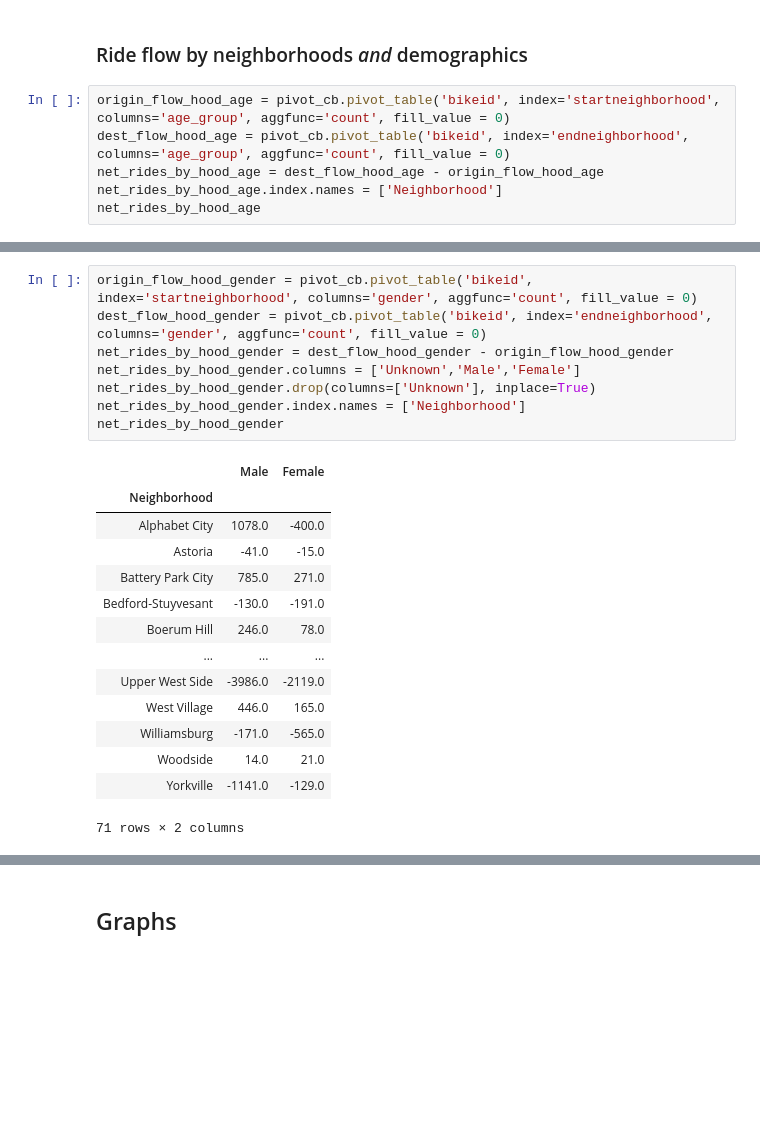
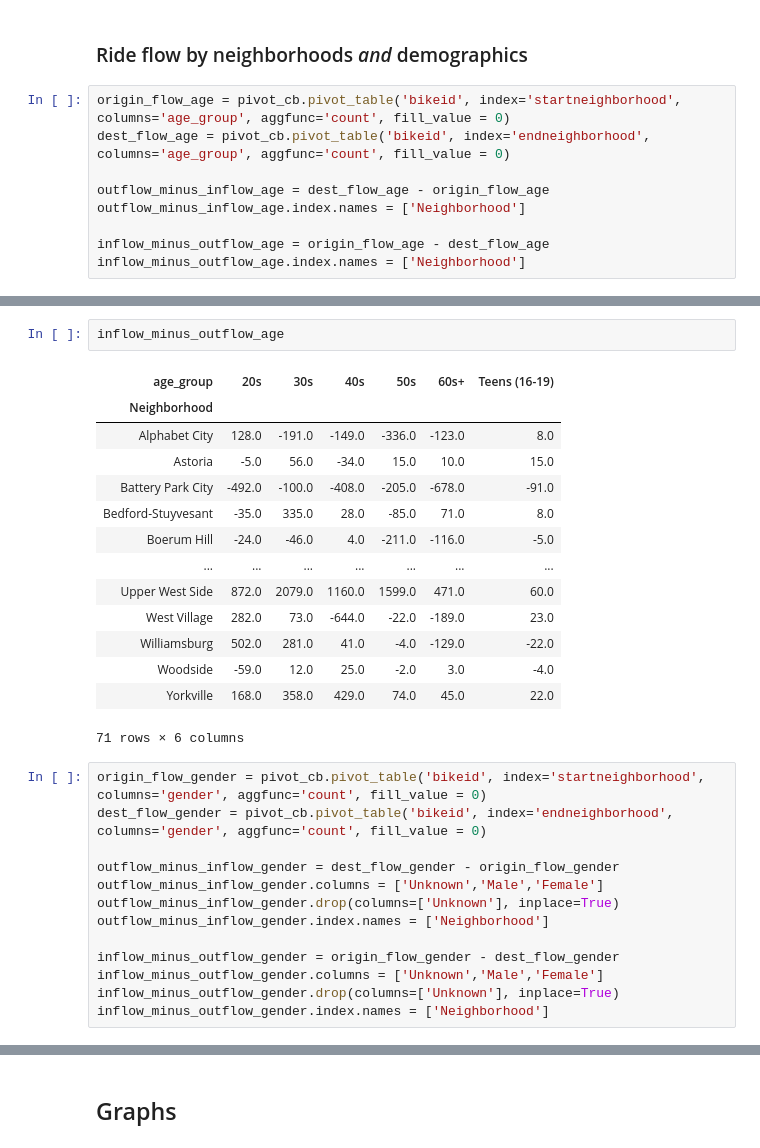
Before and after one commit to yslnam/mofo_bikes, a Jupyter notebook: notebooks/eda/citibike_feature_engineered_eda.ipynb, the cells around one changed output, grey strips where cells are left out. Saved outputs shown, nothing was run; the diff lists cells and outputs as text; blank space fills up the shorter version.

```diff
--- a/notebooks/eda/citibike_feature_engineered_eda.ipynb
+++ b/notebooks/eda/citibike_feature_engineered_eda.ipynb
@@ -780,8 +795,11 @@ bottom5_net_rides_by_hood
 # %% [markdown]
 ### Ride flow by neighborhoods *and* demographics
 # %%
-origin_flow_hood_age = pivot_cb.pivot_table('bikeid', index='startneighborhood', columns='age_group', aggfunc='count', fill_value = 0)
-dest_flow_hood_age = pivot_cb.pivot_table('bikeid', index='endneighborhood',  columns='age_group', aggfunc='count', fill_value = 0)
-net_rides_by_hood_age = dest_flow_hood_age - origin_flow_hood_age
-net_rides_by_hood_age.index.names = ['Neighborhood']
-net_rides_by_hood_age
+origin_flow_age = pivot_cb.pivot_table('bikeid', index='startneighborhood', columns='age_group', aggfunc='count', fill_value = 0)
+dest_flow_age = pivot_cb.pivot_table('bikeid', index='endneighborhood',  columns='age_group', aggfunc='count', fill_value = 0)
+
+outflow_minus_inflow_age = dest_flow_age - origin_flow_age
+outflow_minus_inflow_age.index.names = ['Neighborhood']
+
+inflow_minus_outflow_age = origin_flow_age - dest_flow_age
+inflow_minus_outflow_age.index.names = ['Neighborhood']
@@ -803,23 +823,30 @@ net_rides_by_hood_age
+# %%
+inflow_minus_outflow_age
+# %% [output]
+| age_group | 20s | 30s | 40s | 50s | 60s+ | Teens (16-19) |
+| Neighborhood |  |  |  |  |  |  |
+| Alphabet City | 128.0 | -191.0 | -149.0 | -336.0 | -123.0 | 8.0 |
+| Astoria | -5.0 | 56.0 | -34.0 | 15.0 | 10.0 | 15.0 |
+| Battery Park City | -492.0 | -100.0 | -408.0 | -205.0 | -678.0 | -91.0 |
+| Bedford-Stuyvesant | -35.0 | 335.0 | 28.0 | -85.0 | 71.0 | 8.0 |
+| Boerum Hill | -24.0 | -46.0 | 4.0 | -211.0 | -116.0 | -5.0 |
+| ... | ... | ... | ... | ... | ... | ... |
+| Upper West Side | 872.0 | 2079.0 | 1160.0 | 1599.0 | 471.0 | 60.0 |
+| West Village | 282.0 | 73.0 | -644.0 | -22.0 | -189.0 | 23.0 |
+| Williamsburg | 502.0 | 281.0 | 41.0 | -4.0 | -129.0 | -22.0 |
+| Woodside | -59.0 | 12.0 | 25.0 | -2.0 | 3.0 | -4.0 |
+| Yorkville | 168.0 | 358.0 | 429.0 | 74.0 | 45.0 | 22.0 |
+71 rows × 6 columns
 # %%
-origin_flow_hood_gender = pivot_cb.pivot_table('bikeid', index='startneighborhood', columns='gender', aggfunc='count', fill_value = 0)
-dest_flow_hood_gender = pivot_cb.pivot_table('bikeid', index='endneighborhood',  columns='gender', aggfunc='count', fill_value = 0)
-net_rides_by_hood_gender = dest_flow_hood_gender - origin_flow_hood_gender
-net_rides_by_hood_gender.columns = ['Unknown','Male','Female']
-net_rides_by_hood_gender.drop(columns=['Unknown'], inplace=True)
-net_rides_by_hood_gender.index.names = ['Neighborhood']
-net_rides_by_hood_gender
+origin_flow_gender = pivot_cb.pivot_table('bikeid', index='startneighborhood', columns='gender', aggfunc='count', fill_value = 0)
+dest_flow_gender = pivot_cb.pivot_table('bikeid', index='endneighborhood',  columns='gender', aggfunc='count', fill_value = 0)
+
+outflow_minus_inflow_gender = dest_flow_gender - origin_flow_gender
+outflow_minus_inflow_gender.columns = ['Unknown','Male','Female']
+outflow_minus_inflow_gender.drop(columns=['Unknown'], inplace=True)
+outflow_minus_inflow_gender.index.names = ['Neighborhood']
+
+inflow_minus_outflow_gender = origin_flow_gender - dest_flow_gender
+inflow_minus_outflow_gender.columns = ['Unknown','Male','Female']
+inflow_minus_outflow_gender.drop(columns=['Unknown'], inplace=True)
+inflow_minus_outflow_gender.index.names = ['Neighborhood']
-# %% [output]
-|  | Male | Female |
-| Neighborhood |  |  |
-| Alphabet City | 1078.0 | -400.0 |
-| Astoria | -41.0 | -15.0 |
-| Battery Park City | 785.0 | 271.0 |
-| Bedford-Stuyvesant | -130.0 | -191.0 |
-| Boerum Hill | 246.0 | 78.0 |
-| ... | ... | ... |
-| Upper West Side | -3986.0 | -2119.0 |
-| West Village | 446.0 | 165.0 |
-| Williamsburg | -171.0 | -565.0 |
-| Woodside | 14.0 | 21.0 |
-| Yorkville | -1141.0 | -129.0 |
-71 rows × 2 columns
```
Also changed, not shown: parts of 32 cells of this notebook.
